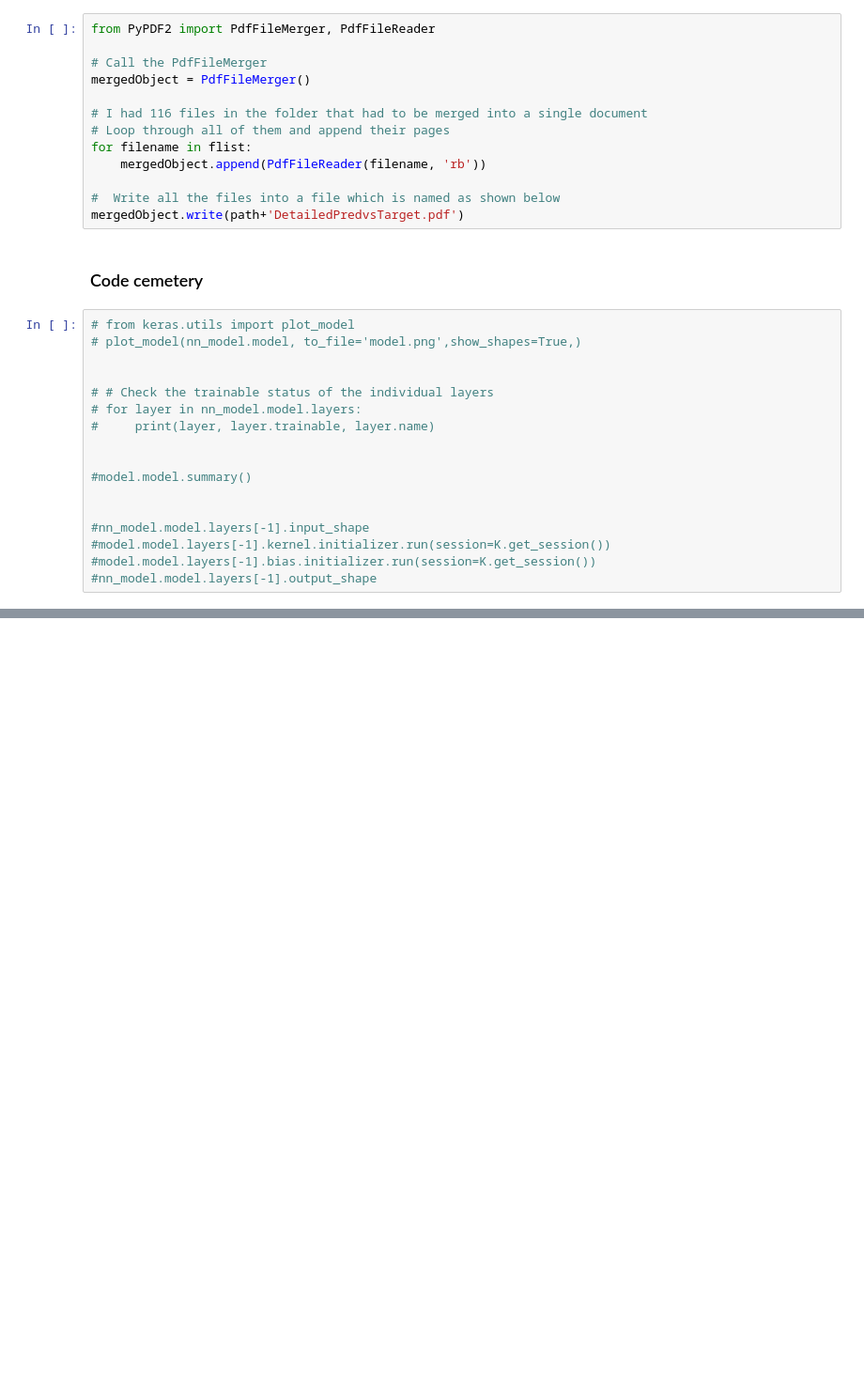
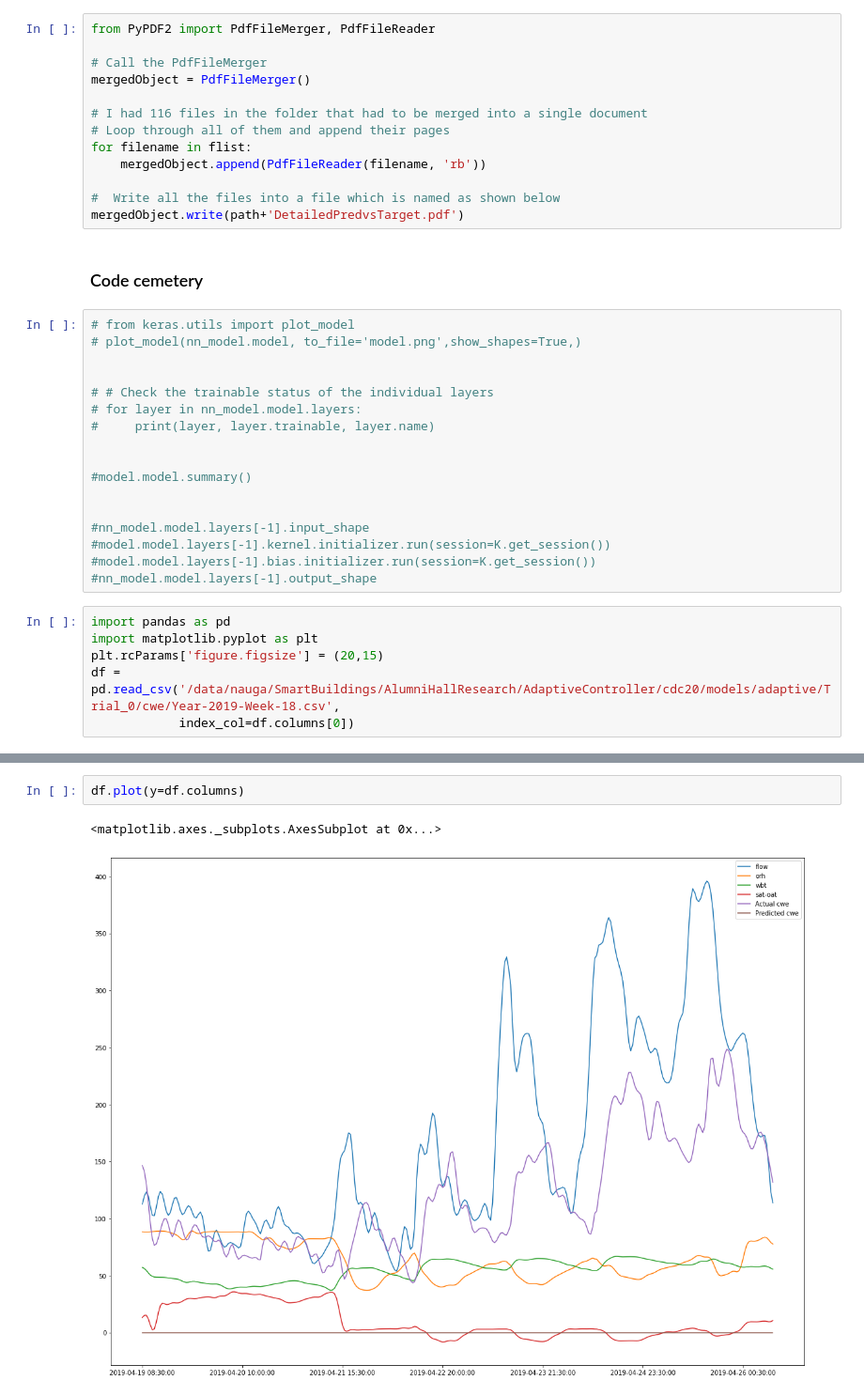
Before and after one commit to AvisekNaug/CDC2020, a Jupyter notebook: notebooks/AHU Batch Learning Cooling Water Energy Model.ipynb, the cells around one changed output, grey strips where cells are left out. Shown at 94% size. Drawn from its saved outputs; the diff is of its cells as text; blank space fills up the shorter version.

```diff
--- a/notebooks/AHU Batch Learning Cooling Water Energy Model.ipynb
+++ b/notebooks/AHU Batch Learning Cooling Water Energy Model.ipynb
@@ -1050,3 +1050,9 @@ mergedObject.write(path+'DetailedPredvsTarget.pdf')
 #model.model.layers[-1].kernel.initializer.run(session=K.get_session())
 #model.model.layers[-1].bias.initializer.run(session=K.get_session())
 #nn_model.model.layers[-1].output_shape
+# %%
+import pandas as pd
+import matplotlib.pyplot as plt
+plt.rcParams['figure.figsize'] = (20,15)
+df = pd.read_csv('/data/nauga/SmartBuildings/AlumniHallResearch/AdaptiveController/cdc20/models/adaptive/Trial_0/cwe/Year-2019-Week-18.csv',
+            index_col=df.columns[0])
@@ -1052,0 +1068,5 @@ mergedObject.write(path+'DetailedPredvsTarget.pdf')
+# %%
+df.plot(y=df.columns)
+# %% [output]
+<matplotlib.axes._subplots.AxesSubplot at 0x...>
+[figure, added]
```
Also changed, not shown: parts of 1 cell of this notebook, 2 other files.
